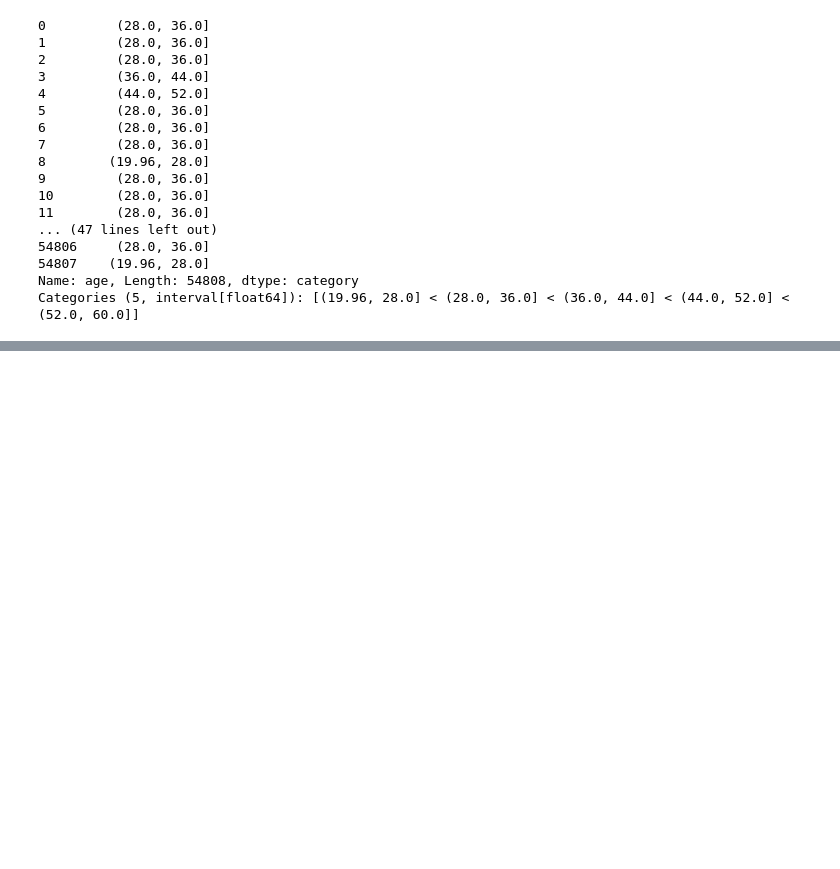
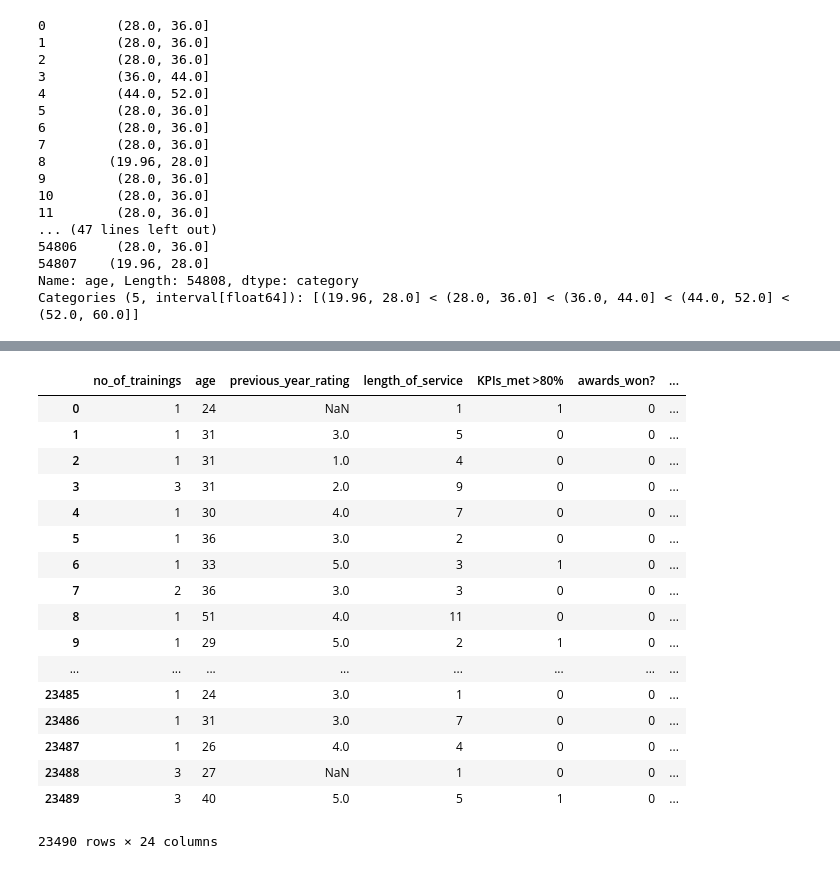
Before and after one commit to Virajdatt/AV_Practice_Problems, a Jupyter notebook: HR_Analytics/Hr_analytics.ipynb, the cells around one changed output, grey strips where cells are left out. Saved outputs shown, nothing was run; the diff lists cells and outputs as text; code cells hidden in the pictures; blank space fills up the shorter version.

```diff
--- a/HR_Analytics/Hr_analytics.ipynb
+++ b/HR_Analytics/Hr_analytics.ipynb
@@ -223,0 +448,2 @@ Name: age, dtype: int64
+# %%
+test_data = pd.read_csv("./test_2umaH9m.csv")
@@ -223,0 +458,27 @@ Name: age, dtype: int64
+# %%
+test_data.drop(["employee_id"], inplace=True, axis=1)
+# %%
+test_data.drop(["region"], inplace=True, axis=1)
+# %%
+test_encoded = pd.get_dummies(test_data)
+# %%
+test_encoded
+# %% [output]
+|  | no_of_trainings | age | previous_year_rating | length_of_service | KPIs_met >80% | awards_won? | ... |
+| 0 | 1 | 24 | NaN | 1 | 1 | 0 | ... |
+| 1 | 1 | 31 | 3.0 | 5 | 0 | 0 | ... |
+| 2 | 1 | 31 | 1.0 | 4 | 0 | 0 | ... |
+| 3 | 3 | 31 | 2.0 | 9 | 0 | 0 | ... |
+| 4 | 1 | 30 | 4.0 | 7 | 0 | 0 | ... |
+| 5 | 1 | 36 | 3.0 | 2 | 0 | 0 | ... |
+| 6 | 1 | 33 | 5.0 | 3 | 1 | 0 | ... |
+| 7 | 2 | 36 | 3.0 | 3 | 0 | 0 | ... |
+| 8 | 1 | 51 | 4.0 | 11 | 0 | 0 | ... |
+| 9 | 1 | 29 | 5.0 | 2 | 1 | 0 | ... |
+| ... | ... | ... | ... | ... | ... | ... | ... |
+| 23485 | 1 | 24 | 3.0 | 1 | 0 | 0 | ... |
+| 23486 | 1 | 31 | 3.0 | 7 | 0 | 0 | ... |
+| 23487 | 1 | 26 | 4.0 | 4 | 0 | 0 | ... |
+| 23488 | 3 | 27 | NaN | 1 | 0 | 0 | ... |
+| 23489 | 3 | 40 | 5.0 | 5 | 1 | 0 | ... |
+23490 rows × 24 columns
```
Also changed, not shown: parts of 48 cells of this notebook, 2 other files.
